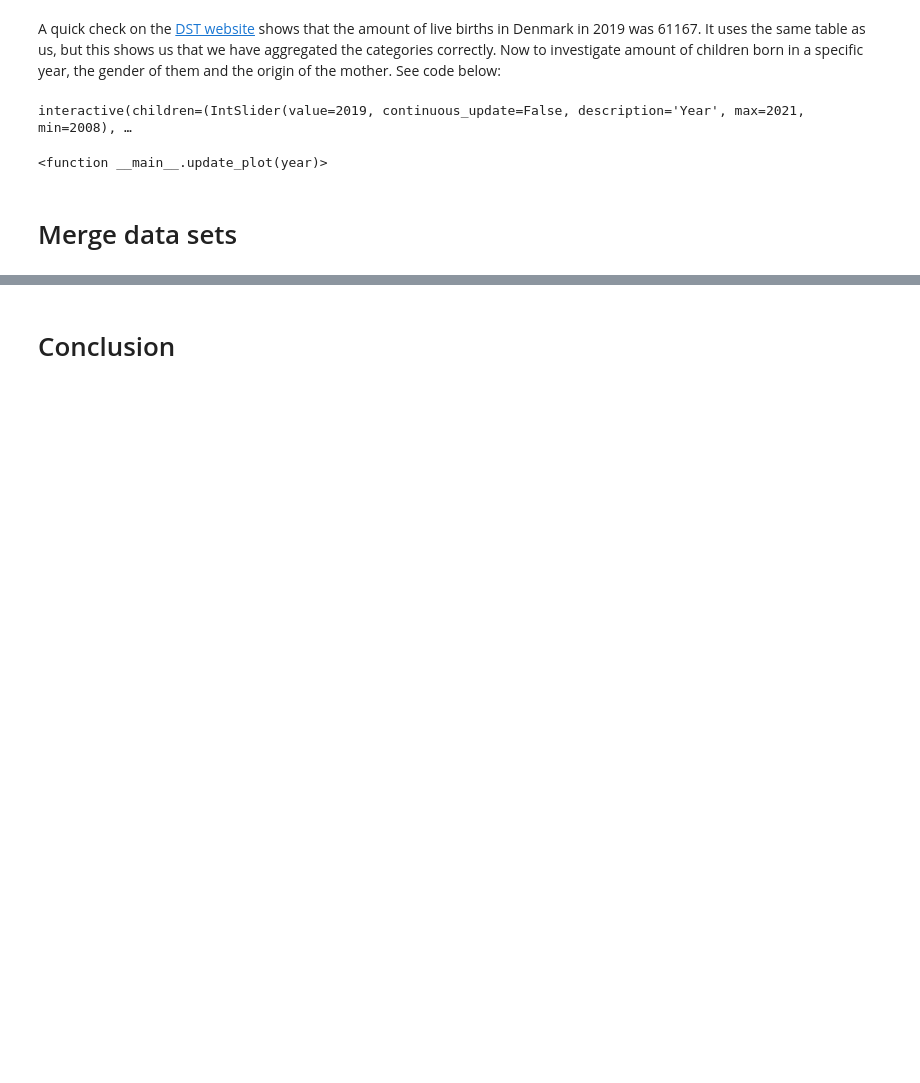
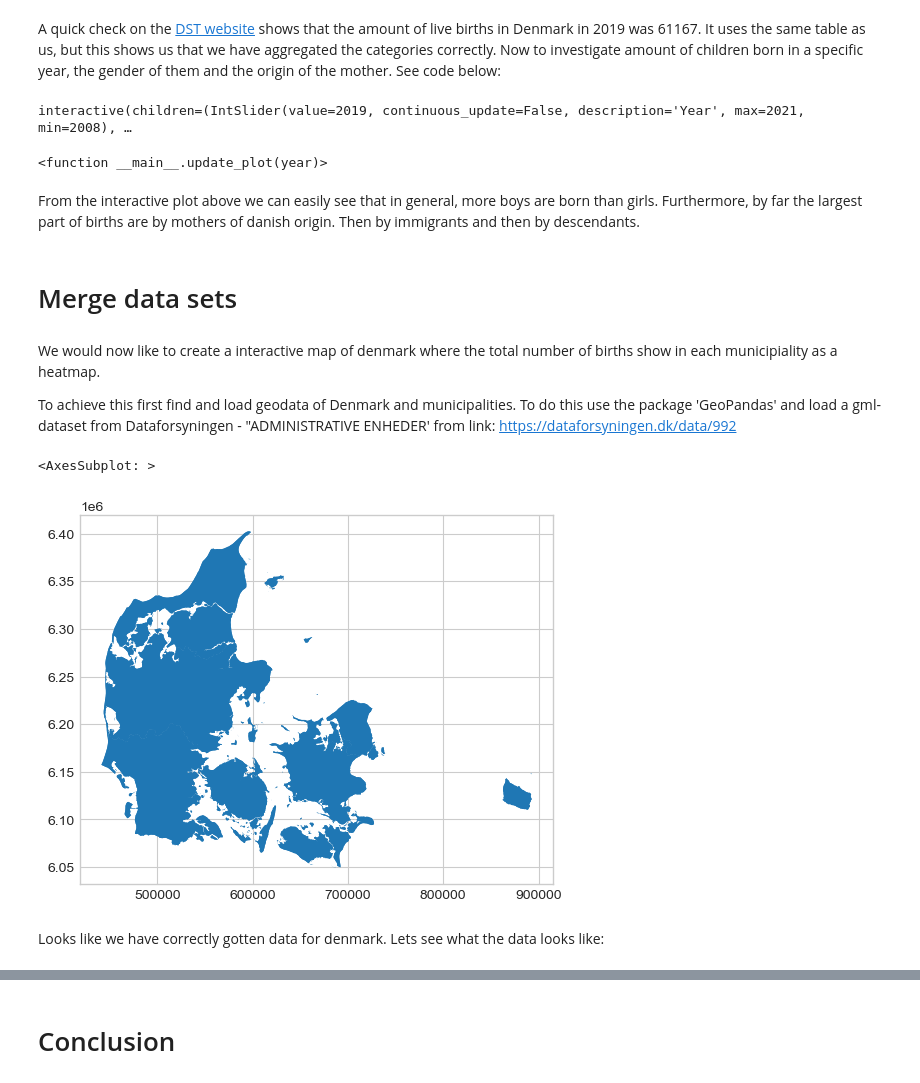
Before and after one commit to NumEconCopenhagen/projects-2023-de-slemme-programmeringsrotter, a Jupyter notebook: dataproject/Oliver.ipynb, the cells around one changed output, grey strips where cells are left out. Drawn from its saved outputs; the diff is of its cells as text; code cells hidden in the pictures; blank space fills up the shorter version.

```diff
--- a/dataproject/Oliver.ipynb
+++ b/dataproject/Oliver.ipynb
@@ -236,5 +229,24 @@ widgets.interact(update_plot,
 # %% [output]
 interactive(children=(IntSlider(value=2019, continuous_update=False, description='Year', max=2021, min=2008), …
 <function __main__.update_plot(year)>
+# %% [markdown]
+From the interactive plot above we can easily see that in general, more boys are born than girls. Furthermore, by far the largest part of births are by mothers of danish origin. Then by immigrants and then by descendants.
 # %% [markdown]
 # Merge data sets
+# %% [markdown]
+We would now like to create a interactive map of denmark where the total number of births show in each municipiality as a heatmap.
+
+To achieve this first find and load geodata of Denmark and municipalities. To do this use the package 'GeoPandas' and load a gml-dataset from Dataforsyningen - "ADMINISTRATIVE ENHEDER' from link: https://dataforsyningen.dk/data/992
+# %%
+import geopandas as gpd
+
+# Load the data into a GeoDataFrame
+gdf = gpd.read_file("DK_AdministrativeUnit.gml")
+
+# Visualize the data
+gdf.plot()
+# %% [output]
+<AxesSubplot: >
+[figure, added]
+# %% [markdown]
+Looks like we have correctly gotten data for denmark. Lets see what the data looks like:
```
Also changed, not shown: parts of 34 cells of this notebook, 2 other files.
